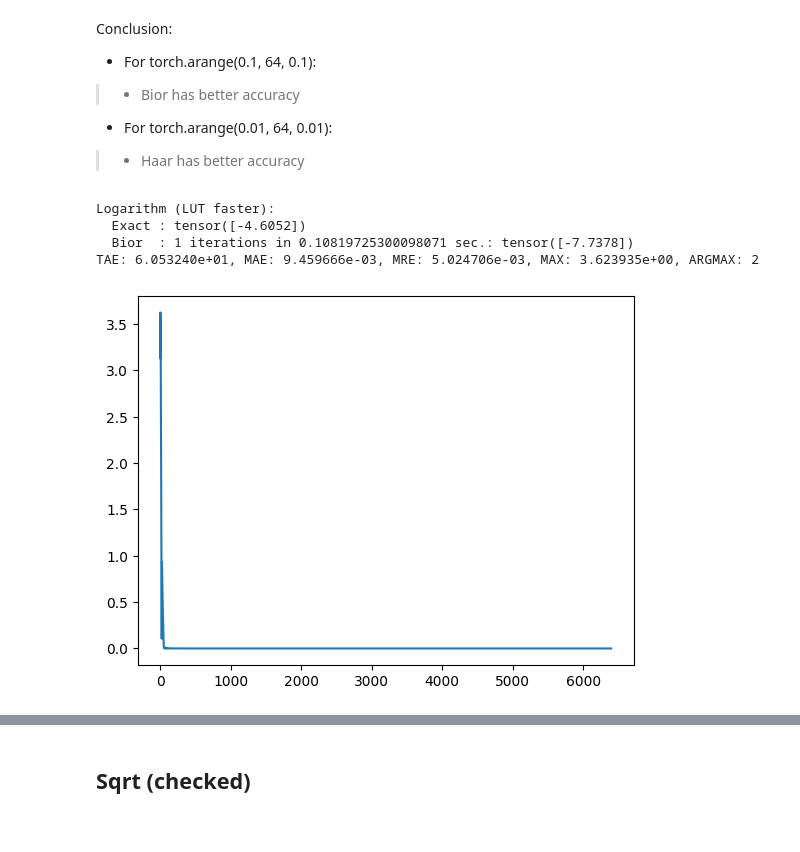
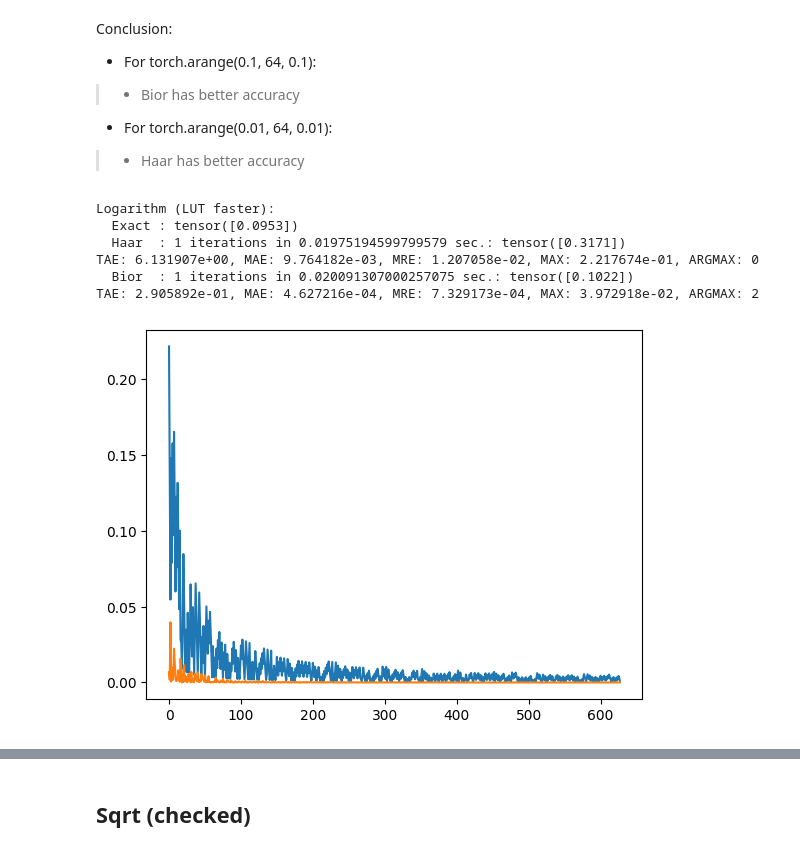
Before and after one commit to jimouris/curl, a Jupyter notebook: tutorials/Tutorial_0_Function_Approximations.ipynb, the cells around one changed output, grey strips where cells are left out. Cells and saved outputs as stored; diff of their text form; code cells hidden in the pictures.

```diff
--- a/tutorials/Tutorial_0_Function_Approximations.ipynb
+++ b/tutorials/Tutorial_0_Function_Approximations.ipynb
@@ -297,7 +324,7 @@ Conclusion:
 - Note: Haar is more stable but the same happens. When we have a bad bior, then Haar is better.
 # %%
 # x = torch.tensor([0.00005, 0.0001, 0.005, 0.01, 0.05, 0.1, 0.5, 1]) # , 5, 10, 50, 100 , 500, 1000, 5000, 10000, 50000])
-x = torch.arange(start=1.1, end=64, step=0.1)
+x = torch.arange(start=1, end=63.5, step=0.1)
 # x = torch.arange(start=1.01, end=10, step=0.01)
 # x = x.reshape((63, 100))
 x_enc = crypten.cryptensor(x)
@@ -325,17 +352,10 @@ with cfg.temp_override({"functions.reciprocal_method": 'haar'}):
     # print("  Haar  :", num_iters, "iterations in",  timeit.default_timer() - start1, "sec.:", z_enc.get_plain_text()[:print_terms])
     print_app("Haar", timeit.default_timer(), start1)
     print_diff(x.reciprocal(), z_enc)
-# with cfg.temp_override({"functions.reciprocal_method": 'bior'}):
-#     start1 = timeit.default_timer()
-#     for _ in range(num_iters):
-#         z_enc = x_enc.reciprocal()  # Private
-#     # print("  Bior  :", num_iters, "iterations in",  timeit.default_timer() - start1, "sec.:", z_enc.get_plain_text()[:print_terms])
-#     print_app("Bior", timeit.default_timer(), start1)
-#     print_diff(x.reciprocal(), z_enc)
-with cfg.temp_override({"functions.reciprocal_method": 'bior1'}):
+with cfg.temp_override({"functions.reciprocal_method": 'bior'}):
     start1 = timeit.default_timer()
     for _ in range(num_iters):
         z_enc = x_enc.reciprocal()  # Private
     # print("  Bior  :", num_iters, "iterations in",  timeit.default_timer() - start1, "sec.:", z_enc.get_plain_text()[:print_terms])
-    print_app("Bior 1", timeit.default_timer(), start1)
+    print_app("Bior", timeit.default_timer(), start1)
     print_diff(x.reciprocal(), z_enc)
@@ -403,35 +430,37 @@ Conclusion:
 - For torch.arange(0.01, 64, 0.01):
 >- Haar has better accuracy
 # %%
-x = torch.arange(0.01, 64, 0.01)
+x = torch.arange(1.1, 63.9, 0.1)
 x_enc = crypten.cryptensor(x)
 
 print("\nLogarithm (LUT faster):")
 print("  Exact :", x.log()[:print_terms])
 # with cfg.temp_override({"functions.log_method": 'iter'}):
 #     start1 = timeit.default_timer()
 #     for _ in range(num_iters):
 #         z_enc = x_enc.log()  # Private
 #     print("  Approx:", num_iters, "iterations in",  timeit.default_timer() - start1, "sec.:", z_enc.get_plain_text()[:print_terms])
 #     print_diff(x.log(), z_enc)
-# with cfg.temp_override({"functions.log_method": 'haar'}):
-#     start1 = timeit.default_timer()
-#     for _ in range(num_iters):
-#         z_enc = x_enc.log()  # Private
-#     print("  Haar  :", num_iters, "iterations in",  timeit.default_timer() - start1, "sec.:", z_enc.get_plain_text()[:print_terms])
-#     print_diff(x.log(), z_enc)
-with cfg.temp_override({"functions.log_method": 'bior', "encoder.trunc_method.lut": "crypten"}):
+with cfg.temp_override({"functions.log_method": 'haar'}):
+    start1 = timeit.default_timer()
+    for _ in range(num_iters):
+        z_enc = x_enc.log()  # Private
+    print("  Haar  :", num_iters, "iterations in",  timeit.default_timer() - start1, "sec.:", z_enc.get_plain_text()[:print_terms])
+    print_diff(x.log(), z_enc)
+with cfg.temp_override({"functions.log_method": 'bior'}):
     start1 = timeit.default_timer()
     for _ in range(num_iters):
         z_enc = x_enc.log()  # Private
     print("  Bior  :", num_iters, "iterations in",  timeit.default_timer() - start1, "sec.:", z_enc.get_plain_text()[:print_terms])
     print_diff(x.log(), z_enc)
 # %% [output]
 Logarithm (LUT faster):
-  Exact : tensor([-4.6052])
-  Bior  : 1 iterations in 0.10819725300098071 sec.: tensor([-7.7378])
-TAE: 6.053240e+01, MAE: 9.459666e-03, MRE: 5.024706e-03, MAX: 3.623935e+00, ARGMAX: 2
+  Exact : tensor([0.0953])
+  Haar  : 1 iterations in 0.01975194599799579 sec.: tensor([0.3171])
+TAE: 6.131907e+00, MAE: 9.764182e-03, MRE: 1.207058e-02, MAX: 2.217674e-01, ARGMAX: 0
+  Bior  : 1 iterations in 0.020091307000257075 sec.: tensor([0.1022])
+TAE: 2.905892e-01, MAE: 4.627216e-04, MRE: 7.329173e-04, MAX: 3.972918e-02, ARGMAX: 2
-[figure, old version]
+[figure, new version]
 # %%
 import crypten.mpc as mpc
 
```
Also changed, not shown: parts of 8 cells of this notebook, 3 other files.
